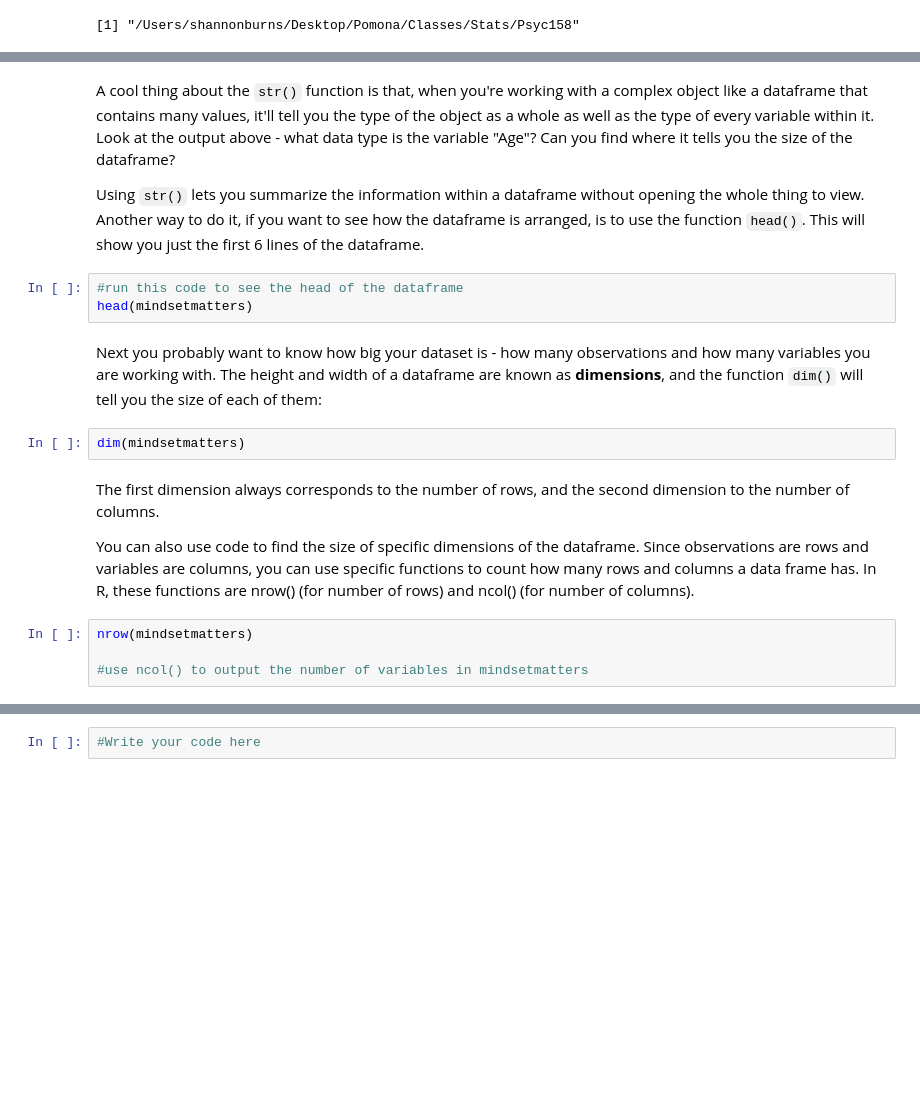
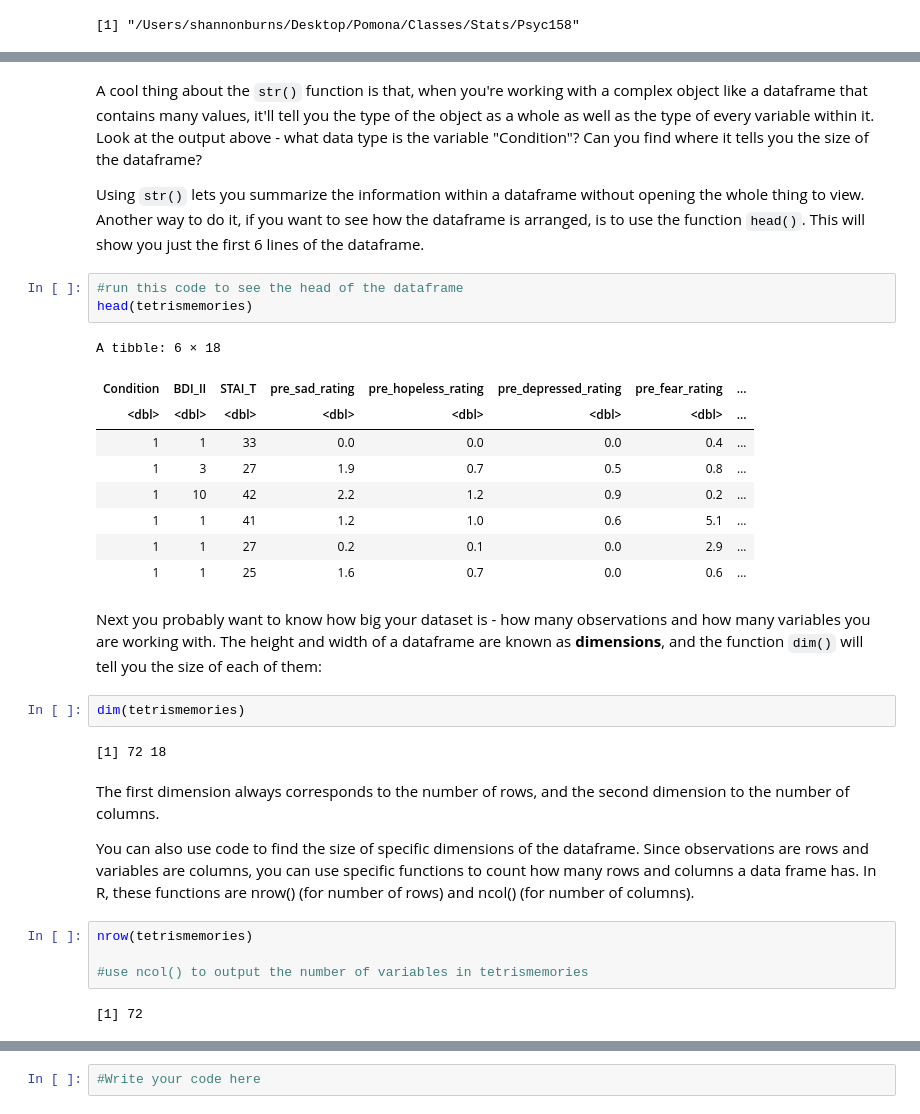
Before and after one commit to smburns47/Psyc158, a Jupyter notebook: chapter-4.ipynb, the cells around one changed output, grey strips where cells are left out. Saved outputs shown, nothing was run; the diff lists cells and outputs as text; blank space fills up the shorter version.

````diff
--- a/chapter-4.ipynb
+++ b/chapter-4.ipynb
@@ -114,22 +166,36 @@ str(mindsetmatters)
 # %% [markdown]
-A cool thing about the ```str()``` function is that, when you're working with a complex object like a dataframe that contains many values, it'll tell you the type of the object as a whole as well as the type of every variable within it. Look at the output above - what data type is the variable "Age"? Can you find where it tells you the size of the dataframe?
+A cool thing about the ```str()``` function is that, when you're working with a complex object like a dataframe that contains many values, it'll tell you the type of the object as a whole as well as the type of every variable within it. Look at the output above - what data type is the variable "Condition"? Can you find where it tells you the size of the dataframe?
 
 Using ```str()``` lets you summarize the information within a dataframe without opening the whole thing to view. Another way to do it, if you want to see how the dataframe is arranged, is to use the function ```head()```. This will show you just the first 6 lines of the dataframe.
 # %%
 #run this code to see the head of the dataframe
-head(mindsetmatters)
+head(tetrismemories)
+# %% [output]
+A tibble: 6 × 18
+| Condition | BDI_II | STAI_T | pre_sad_rating | pre_hopeless_rating | pre_depressed_rating | pre_fear_rating | ... |
+| <dbl> | <dbl> | <dbl> | <dbl> | <dbl> | <dbl> | <dbl> | ... |
+| 1 | 1 | 33 | 0.0 | 0.0 | 0.0 | 0.4 | ... |
+| 1 | 3 | 27 | 1.9 | 0.7 | 0.5 | 0.8 | ... |
+| 1 | 10 | 42 | 2.2 | 1.2 | 0.9 | 0.2 | ... |
+| 1 | 1 | 41 | 1.2 | 1.0 | 0.6 | 5.1 | ... |
+| 1 | 1 | 27 | 0.2 | 0.1 | 0.0 | 2.9 | ... |
+| 1 | 1 | 25 | 1.6 | 0.7 | 0.0 | 0.6 | ... |
 # %% [markdown]
 Next you probably want to know how big your dataset is - how many observations and how many variables you are working with. The height and width of a dataframe are known as **dimensions**, and the function ```dim()``` will tell you the size of each of them:
 # %%
-dim(mindsetmatters)
+dim(tetrismemories)
+# %% [output]
+[1] 72 18
 # %% [markdown]
 The first dimension always corresponds to the number of rows, and the second dimension to the number of columns.
 
 You can also use code to find the size of specific dimensions of the dataframe. Since observations are rows and variables are columns, you can use specific functions to count how many rows and columns a data frame has. In R, these functions are nrow() (for number of rows) and ncol() (for number of columns).
 # %%
-nrow(mindsetmatters)
+nrow(tetrismemories)
 
-#use ncol() to output the number of variables in mindsetmatters
+#use ncol() to output the number of variables in tetrismemories
+# %% [output]
+[1] 72
 # %% [markdown]
 ## 4.4 Accessing variables
 
````
Also changed, not shown: parts of 48 cells of this notebook, 2 other files.
